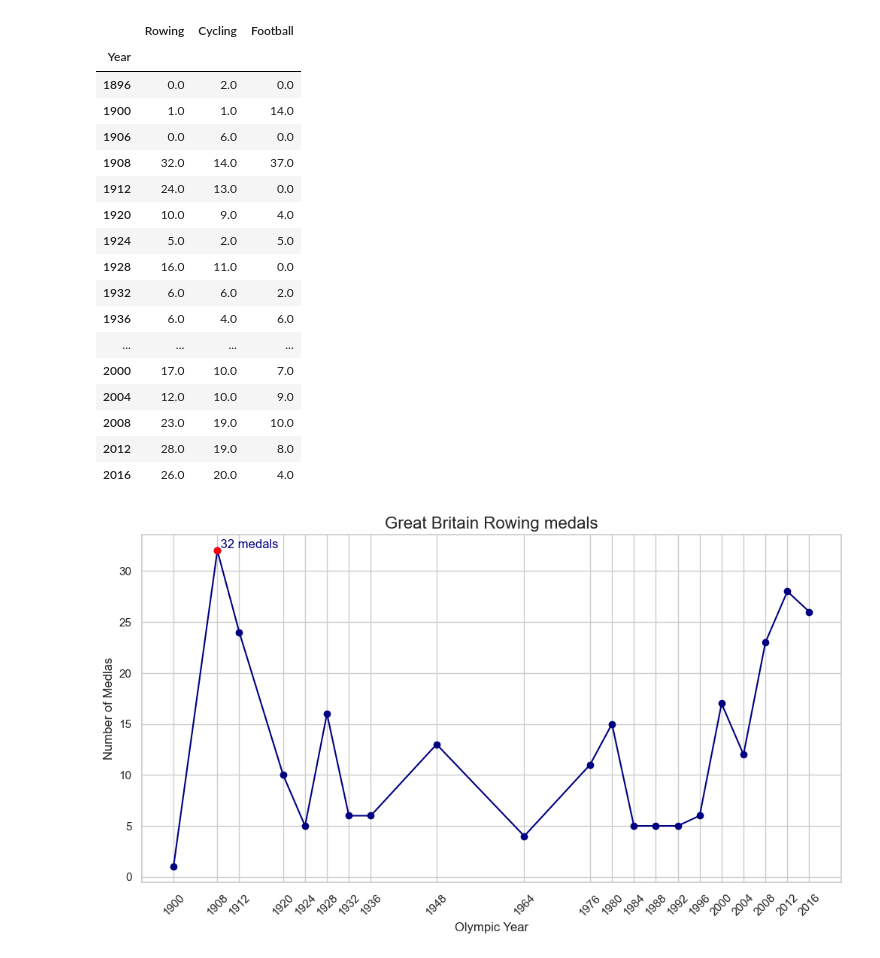
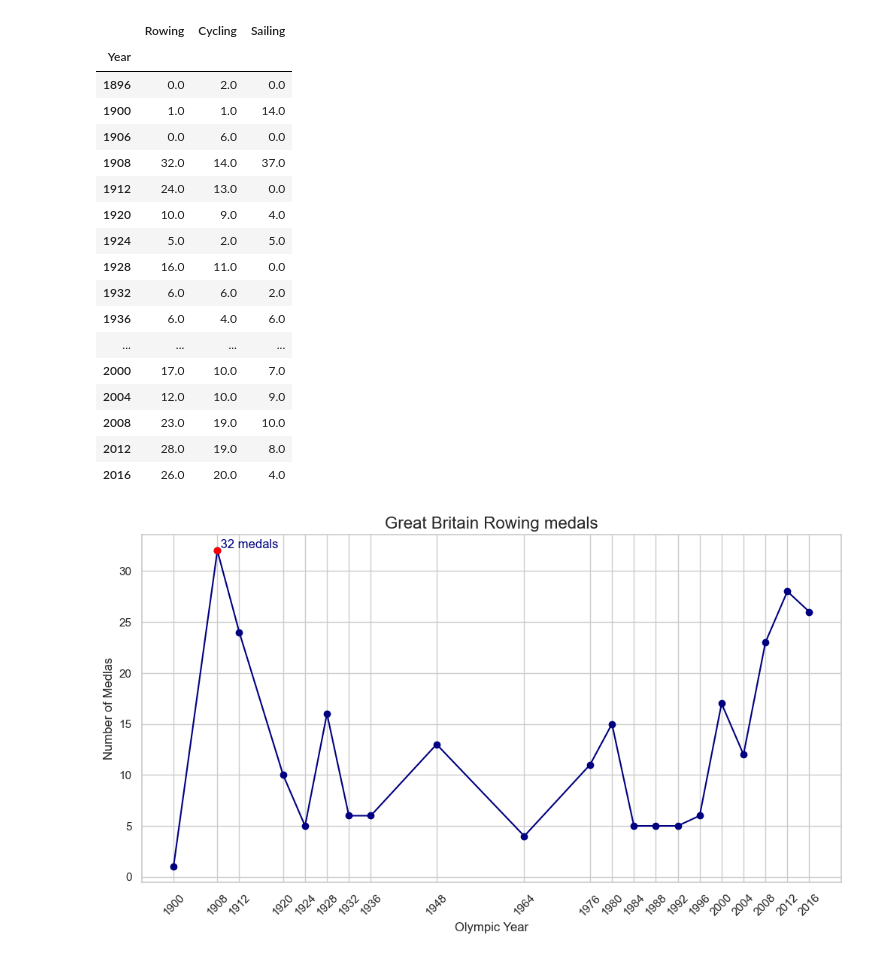
Before and after one commit to Wessnom/Databehandling-Projekt, a Jupyter notebook: uppgift2.ipynb, the cells around one changed output. Cells and saved outputs as stored; diff of their text form; code cells hidden in the pictures.

```diff
--- a/uppgift2.ipynb
+++ b/uppgift2.ipynb
@@ -7,25 +7,25 @@ import plotly.express as px
 # %%
 file_path_athlete_events = "data/athlete_events.csv"
 athlete_events_data = pd.read_csv(file_path_athlete_events)
 
 gb_athletes = athlete_events_data[athlete_events_data['NOC'] == 'GBR']
 gb_rowing = gb_athletes[gb_athletes['Sport'] == 'Rowing']
 gb_cycling = gb_athletes[gb_athletes['Sport'] == 'Cycling']
 gb_sailing = gb_athletes[gb_athletes['Sport'] == 'Sailing']
 
 medal_trend_rowing = gb_rowing.dropna(subset=['Medal']).groupby('Year')['Medal'].count()
 medal_trend_cycling = gb_cycling.dropna(subset=['Medal']).groupby('Year')['Medal'].count()
 medal_trend_sailing = gb_sailing.dropna(subset=['Medal']).groupby('Year')['Medal'].count()
 
 
-medal_trend_df = pd.DataFrame({'Rowing': medal_trend_rowing, 'Cycling': medal_trend_cycling, 'Football': medal_trend_sailing}).fillna(0) # Lägg till sporter på liknanade sätt i denna för att få in den på det nedanför denna cellen såväl som den samlade px grafen sen
+medal_trend_df = pd.DataFrame({'Rowing': medal_trend_rowing, 'Cycling': medal_trend_cycling, 'Sailing': medal_trend_sailing}).fillna(0) # Lägg till sporter på liknanade sätt i denna för att få in den på det nedanför denna cellen såväl som den samlade px grafen sen
 display(medal_trend_df)
 # print("Rowing")
 # display(medal_trend_rowing.head(3))
 # print("\nCycling")
 # display(medal_trend_cycling.head(3))
 # %% [output]
-|  | Rowing | Cycling | Football |
+|  | Rowing | Cycling | Sailing |
 | Year |  |  |  |
 | 1896 | 0.0 | 2.0 | 0.0 |
 | 1900 | 1.0 | 1.0 | 14.0 |
```
